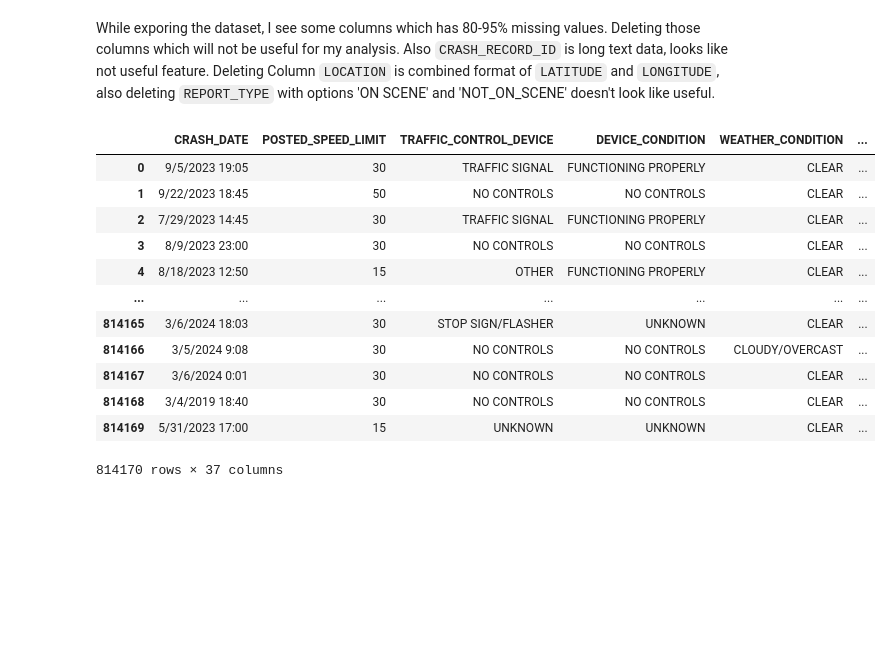
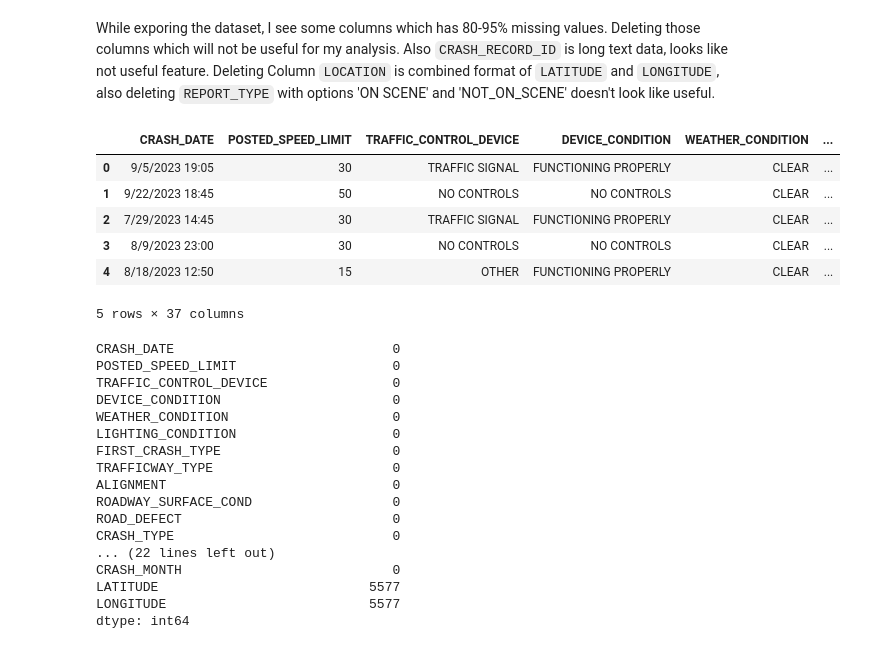
Before and after one commit to YamunaU75/ChicagoCarCrashes_Phase4, a Jupyter notebook: CarCrashesNt1.ipynb, the cells around one changed output. Cells and saved outputs as stored; diff of their text form; code cells hidden in the pictures; blank space fills up the shorter version.

```diff
--- a/CarCrashesNt1.ipynb
+++ b/CarCrashesNt1.ipynb
@@ -100,24 +100,38 @@ and `LONGITUDE`, also deleting `REPORT_TYPE` with options 'ON SCENE' and 'NOT_ON
 # %%
 # Making a dataset copy before deleting unnecessary columns
 crash1_df = crash_df.copy()
 
 # Deleting folloing columns which has 80-98% missingness CRASH_RECORD_ID, CRASH_DATE_EST_I, LANE_CNT, REPORT_TYPE, PHOTOS_TAKEN_I, STATEMENTS_TAKEN_I,
 # DOORING_I, WORK_ZONE_I, WORK_ZONE_TYPE, WORKERS_PRESENT_I, LOCATION
 
 crash1_df = crash1_df.drop(columns = ['CRASH_RECORD_ID', 'CRASH_DATE_EST_I', 'LANE_CNT', 'REPORT_TYPE', 'PHOTOS_TAKEN_I', 'STATEMENTS_TAKEN_I', 'DOORING_I',
                                       'WORK_ZONE_I','WORK_ZONE_TYPE', 'WORKERS_PRESENT_I', 'LOCATION'], axis = 1)
-crash1_df
+crash1_df.head()
 # %% [output]
 |  | CRASH_DATE | POSTED_SPEED_LIMIT | TRAFFIC_CONTROL_DEVICE | DEVICE_CONDITION | WEATHER_CONDITION | ... |
 | 0 | 9/5/2023 19:05 | 30 | TRAFFIC SIGNAL | FUNCTIONING PROPERLY | CLEAR | ... |
 | 1 | 9/22/2023 18:45 | 50 | NO CONTROLS | NO CONTROLS | CLEAR | ... |
 | 2 | 7/29/2023 14:45 | 30 | TRAFFIC SIGNAL | FUNCTIONING PROPERLY | CLEAR | ... |
 | 3 | 8/9/2023 23:00 | 30 | NO CONTROLS | NO CONTROLS | CLEAR | ... |
 | 4 | 8/18/2023 12:50 | 15 | OTHER | FUNCTIONING PROPERLY | CLEAR | ... |
-| ... | ... | ... | ... | ... | ... | ... |
-| 814165 | 3/6/2024 18:03 | 30 | STOP SIGN/FLASHER | UNKNOWN | CLEAR | ... |
-| 814166 | 3/5/2024 9:08 | 30 | NO CONTROLS | NO CONTROLS | CLOUDY/OVERCAST | ... |
-| 814167 | 3/6/2024 0:01 | 30 | NO CONTROLS | NO CONTROLS | CLEAR | ... |
-| 814168 | 3/4/2019 18:40 | 30 | NO CONTROLS | NO CONTROLS | CLEAR | ... |
-| 814169 | 5/31/2023 17:00 | 15 | UNKNOWN | UNKNOWN | CLEAR | ... |
-814170 rows × 37 columns
+5 rows × 37 columns
+# %%
+crash1_df.isna().sum()
+# %% [output]
+CRASH_DATE                            0
+POSTED_SPEED_LIMIT                    0
+TRAFFIC_CONTROL_DEVICE                0
+DEVICE_CONDITION                      0
+WEATHER_CONDITION                     0
+LIGHTING_CONDITION                    0
+FIRST_CRASH_TYPE                      0
+TRAFFICWAY_TYPE                       0
+ALIGNMENT                             0
+ROADWAY_SURFACE_COND                  0
+ROAD_DEFECT                           0
+CRASH_TYPE                            0
+... (22 lines left out)
+CRASH_MONTH                           0
+LATITUDE                           5577
+LONGITUDE                          5577
+dtype: int64
```
Also changed, not shown: parts of 5 cells of this notebook.
